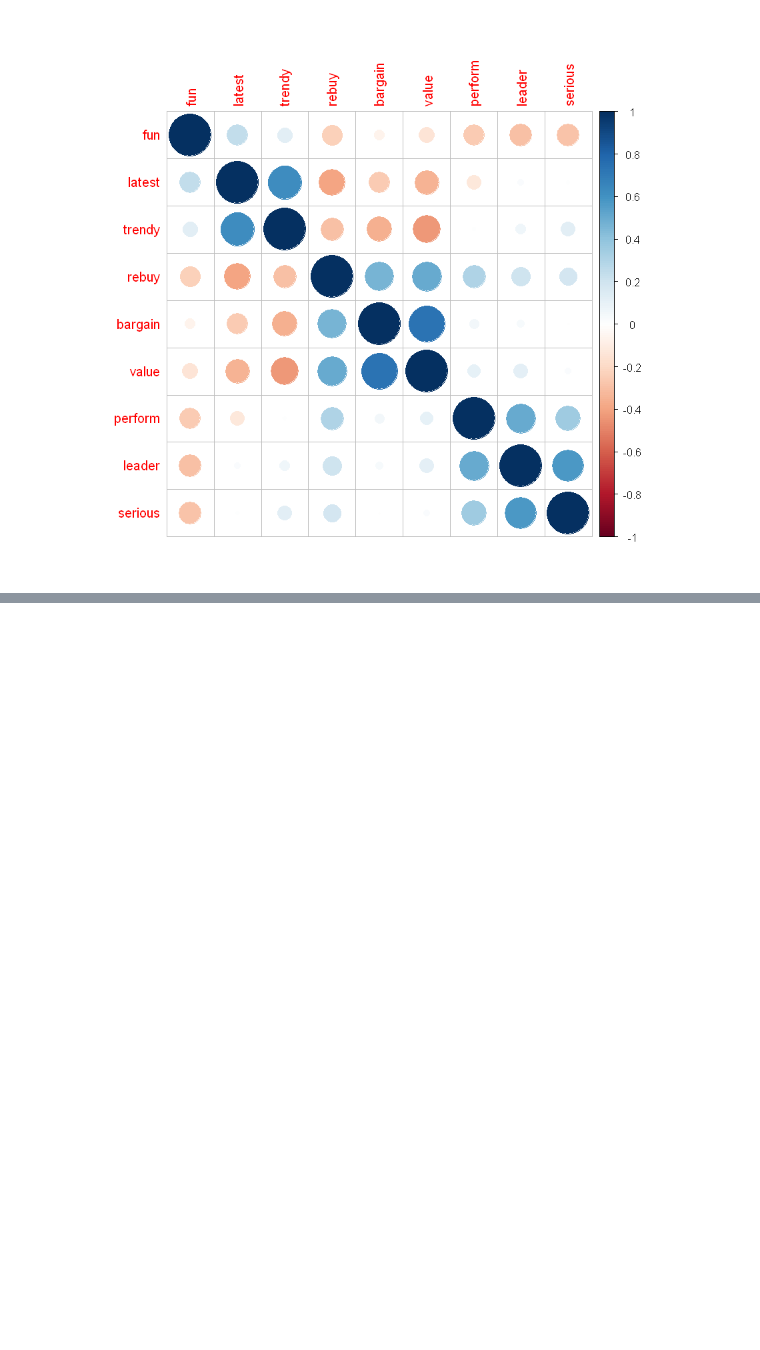
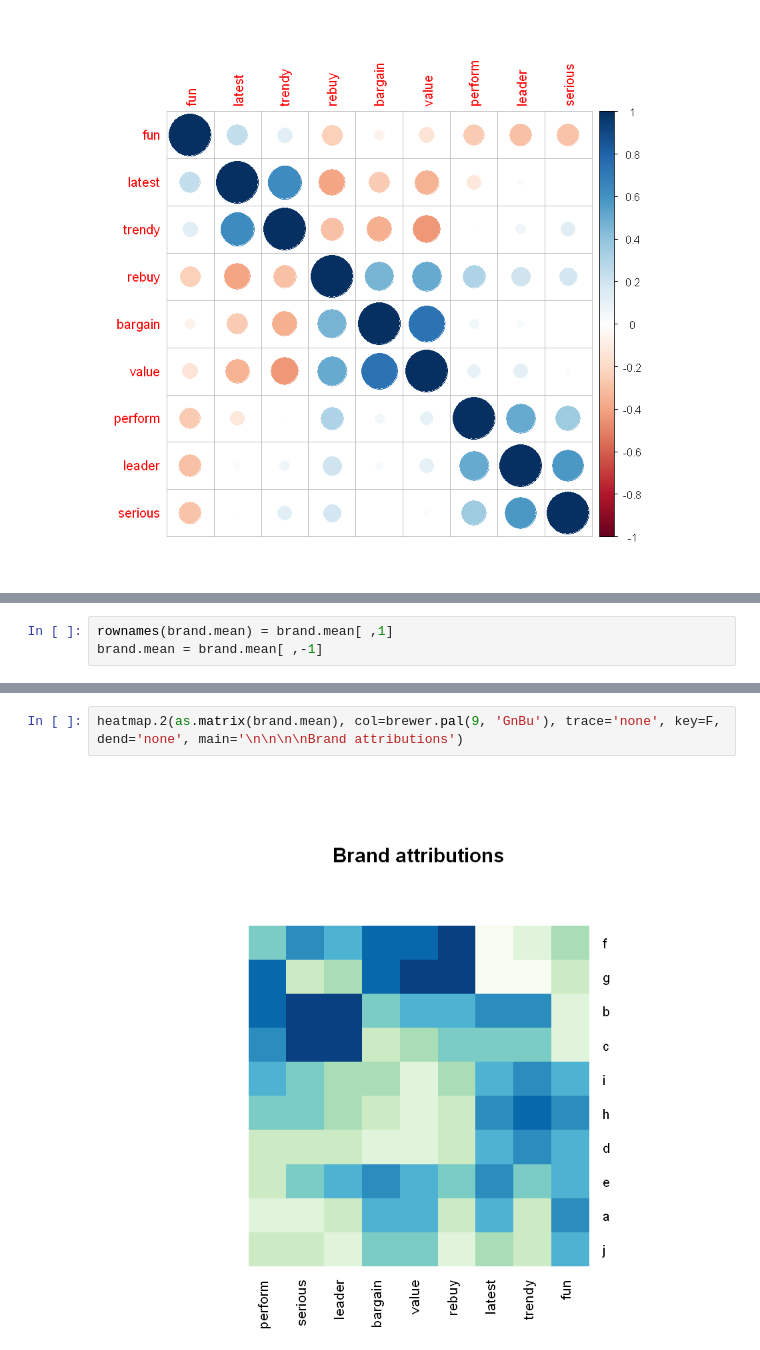
Before and after one commit to LeeChang-Soo/Linear-Regression-Model, a Jupyter notebook: 8_Reducing Data Complexity.ipynb, the cells around one changed output, grey strips where cells are left out. Cells and saved outputs as stored; diff of their text form; blank space fills up the shorter version.

```diff
--- a/8_Reducing Data Complexity.ipynb
+++ b/8_Reducing Data Complexity.ipynb
@@ -110,0 +131,3 @@ corrplot(cor(brand.sc[,1:9]), order='hclust')
+# %%
+rownames(brand.mean) = brand.mean[ ,1]
+brand.mean = brand.mean[ ,-1]
@@ -110,0 +175,4 @@ corrplot(cor(brand.sc[,1:9]), order='hclust')
+# %%
+heatmap.2(as.matrix(brand.mean), col=brewer.pal(9, 'GnBu'), trace='none', key=F, dend='none', main='\n\n\n\nBrand attributions')
+# %% [output]
+[figure, added]
```
Also changed, not shown: parts of 8 cells of this notebook.
